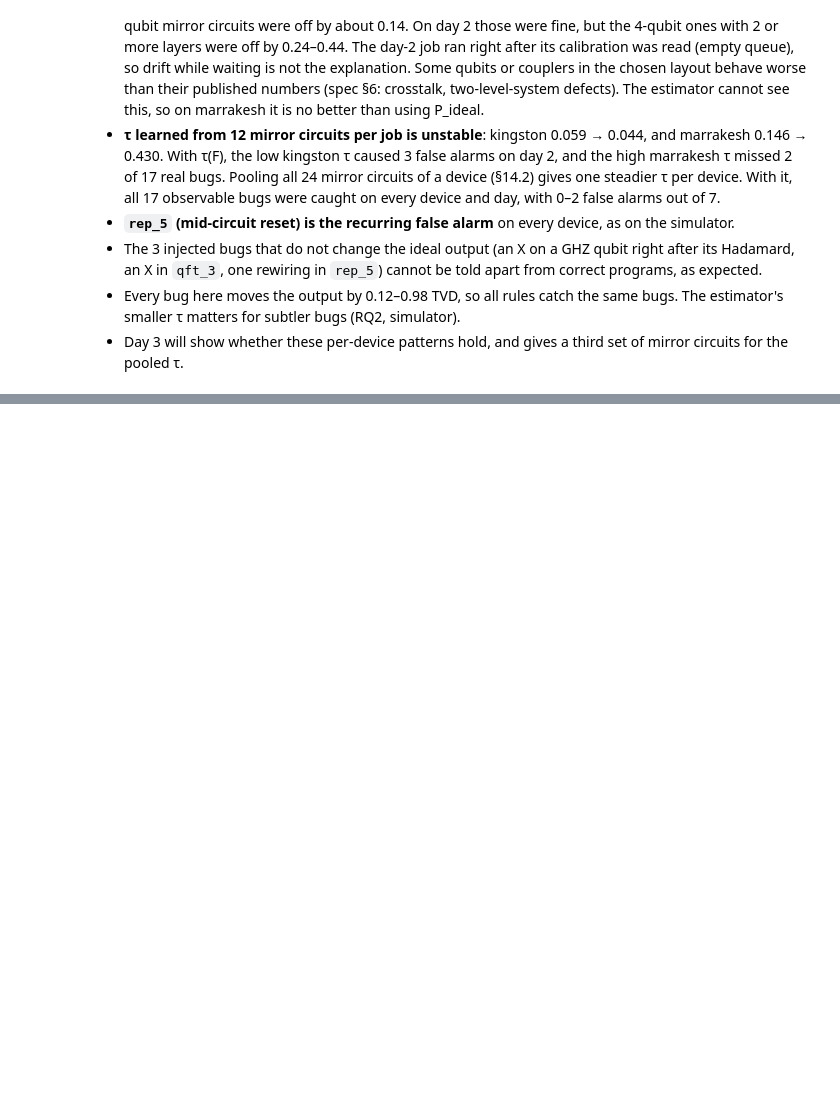
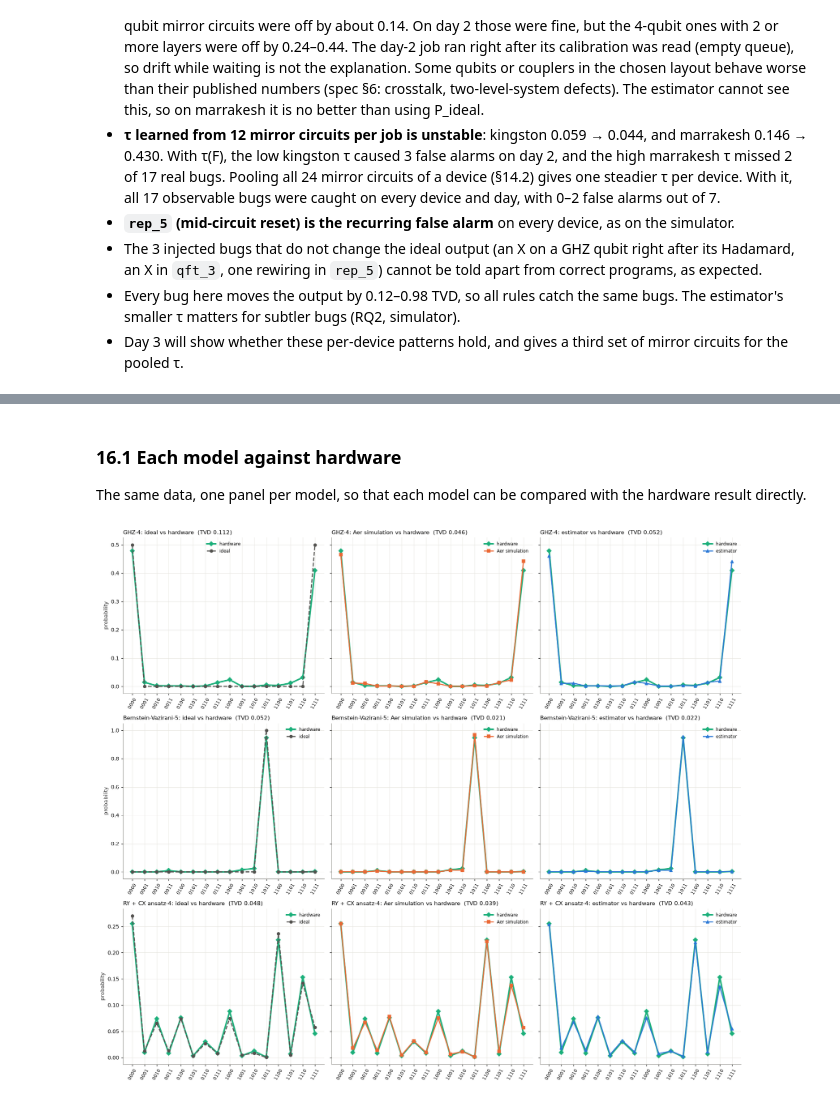
Before and after one commit to asif-saad/Qiskit-Oracle, a Jupyter notebook: calibration-noise-estimator.ipynb, the cells around one changed output, grey strips where cells are left out. Saved outputs shown, nothing was run; the diff lists cells and outputs as text; code cells hidden in the pictures; blank space fills up the shorter version.

```diff
--- a/calibration-noise-estimator.ipynb
+++ b/calibration-noise-estimator.ipynb
@@ -2080,0 +2450,24 @@ Six jobs, one per device per day, 66 circuits × 8192 shots each, 143–146 s of
+# %% [markdown]
+### 16.1 Each model against hardware
+
+The same data, one panel per model, so that each model can be compared with the hardware result directly.
+# %%
+# Figure 4: one panel per model, each against hardware
+if s16:
+    models = ["ideal", "Aer simulation", "estimator"]
+    fig, axes = plt.subplots(len(s16["dists"]), 3, figsize=(16, 4.6 * len(s16["dists"])), sharey="row")
+    for r, (name, d) in enumerate(s16["dists"].items()):
+        n = int(round(math.log2(len(d["ideal"]))))
+        x = np.arange(2 ** n)
+        for k, m in enumerate(models):
+            ax = axes[r, k]
+            ax.plot(x, d["hardware"], color=S16_STYLE["hardware"][0], lw=2.6, marker="D", ms=6, label="hardware")
+            color, ls, marker = S16_STYLE[m]
+            ax.plot(x, d[m], color=color, ls=ls, lw=1.8, marker=marker, ms=5, label=m)
+            ax.set_xticks(x, [format(i, f"0{n}b") for i in x], rotation=60, fontsize=8)
+            ax.set_title(f"{name}: {m} vs hardware  (TVD {tvd(d[m], d['hardware']):.3f})", fontsize=10, loc="left")
+            ax.legend(fontsize=8)
+        axes[r, 0].set_ylabel("probability")
+    plt.tight_layout(); plt.show()
+# %% [output]
+[figure, added]
```
Also changed, not shown: parts of 27 cells of this notebook, 9 other files.
